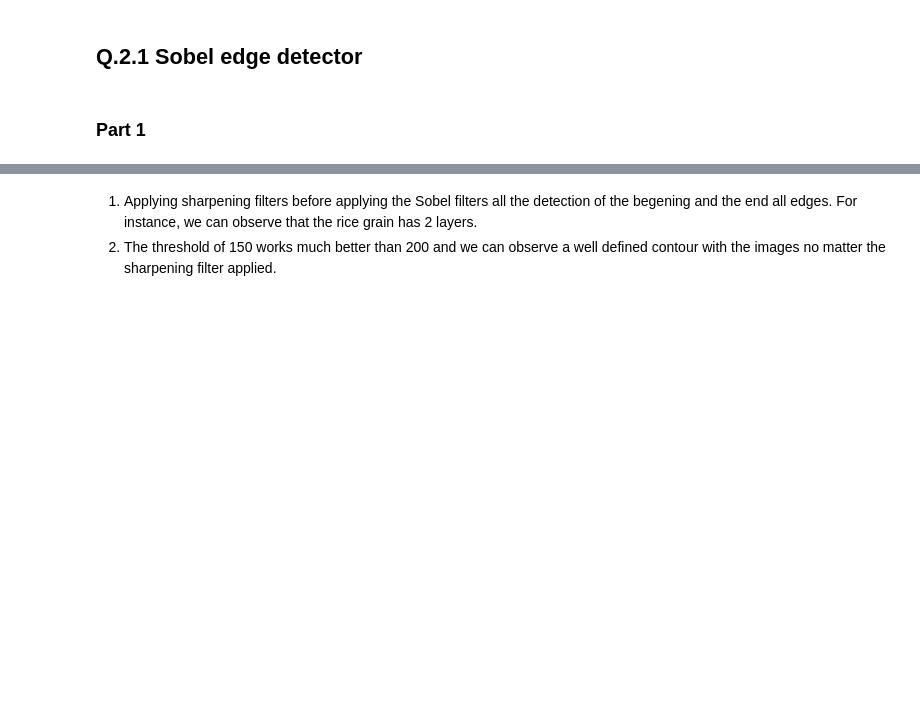
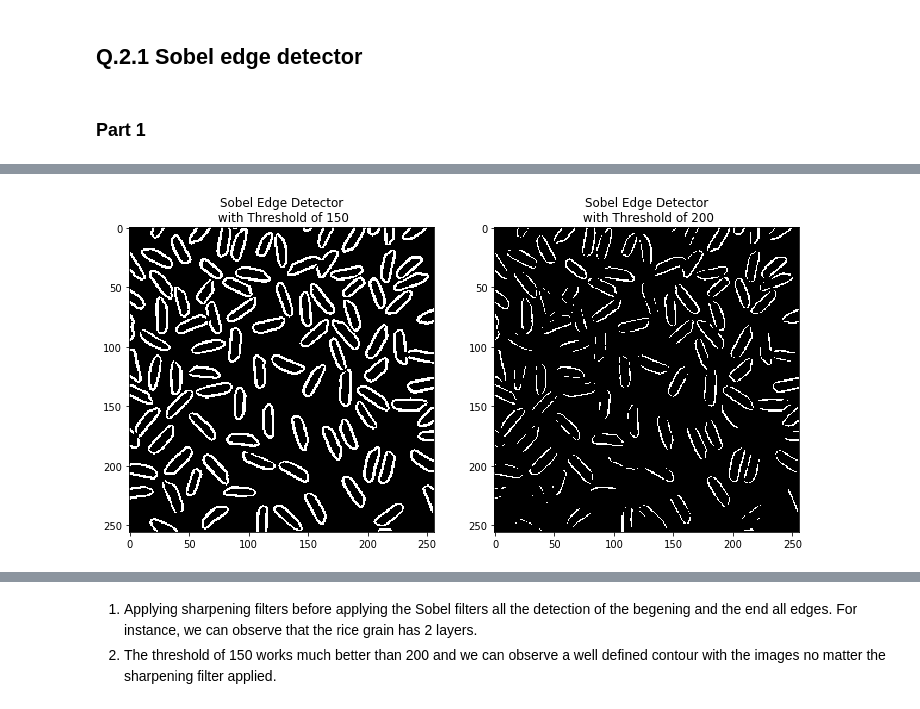
Before and after one commit to tristantoupin/ECSE415-ComputerVision, a Jupyter notebook: 1_assignment/notebooks/Q.2.ipynb, the cells around one changed output, grey strips where cells are left out. Cells and saved outputs as stored; diff of their text form; code cells hidden in the pictures; blank space fills up the shorter version.

```diff
--- a/1_assignment/notebooks/Q.2.ipynb
+++ b/1_assignment/notebooks/Q.2.ipynb
@@ -17,6 +17,26 @@ def sharpen_img(image, blur):
     return image + (image - blur)
 # %% [markdown]
 # Q.2 Edge Detection
+# %%
+def plot_edges(img, threshold, title_to_add = ""):
+    # Using cv2.CV_64F datatype
+    sobel_x = cv2.Sobel(img, cv2.CV_64F, 1, 0, ksize=3)
+    sobel_y = cv2.Sobel(img, cv2.CV_64F, 0, 1, ksize=3)
+    sobel = cv2.magnitude(sobel_x, sobel_y)
+
+    max_val_sobel = np.amax(sobel)
+    to_print = []
+    for thr in threshold:
+        thr_val = thr
+        if thr < 1: # means percentage
+            thr_val = int(max_val_sobel * thr)
+
+        # Apply threshold and save it ready to print
+        to_print.append((cv2.threshold(sobel, thr_val, max_val_sobel, cv2.THRESH_BINARY)[1],
+                         "Sobel Edge Detector\n %swith Threshold of %s" % (title_to_add, thr)))
+
+    # Plot supperposed filters
+    print_images(to_print, 12)
 # %% [markdown]
 ## Q.2.1 Sobel edge detector
 # %% [markdown]
@@ -102,0 +44,5 @@ print_images([(thresh150_all_Gaussian, 'Sobel all axis w/ Gaussian (th: 150)'),
+# %%
+img_rice = cv2.imread(data_path + file_rice, cv2.IMREAD_GRAYSCALE)
+plot_edges(img_rice, [150, 200])
+# %% [output]
+[figure, added]
```
Also changed, not shown: parts of 8 cells of this notebook.
